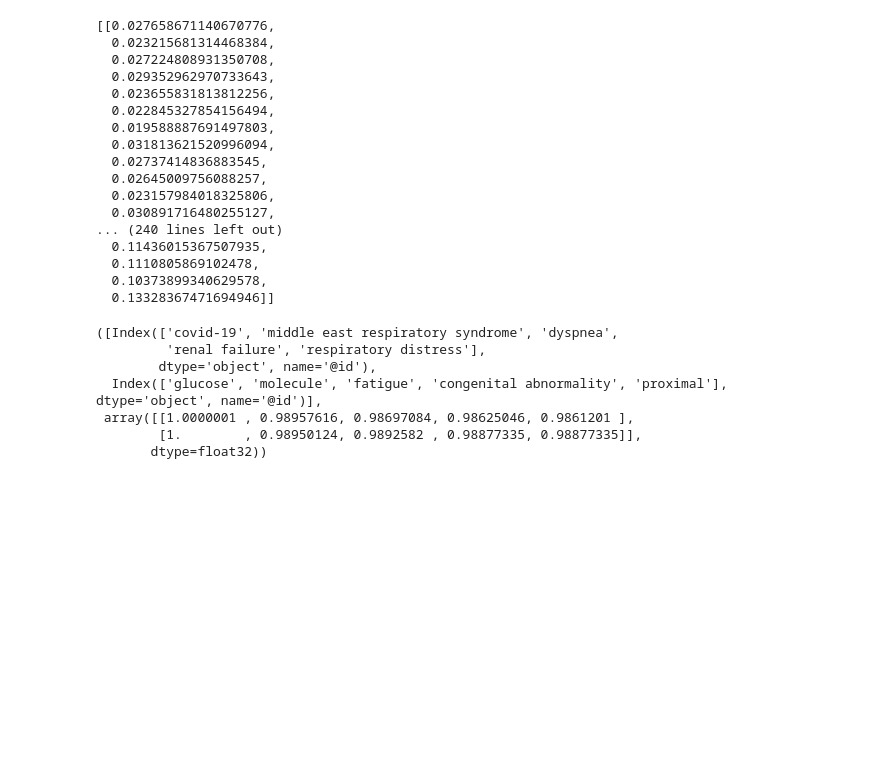
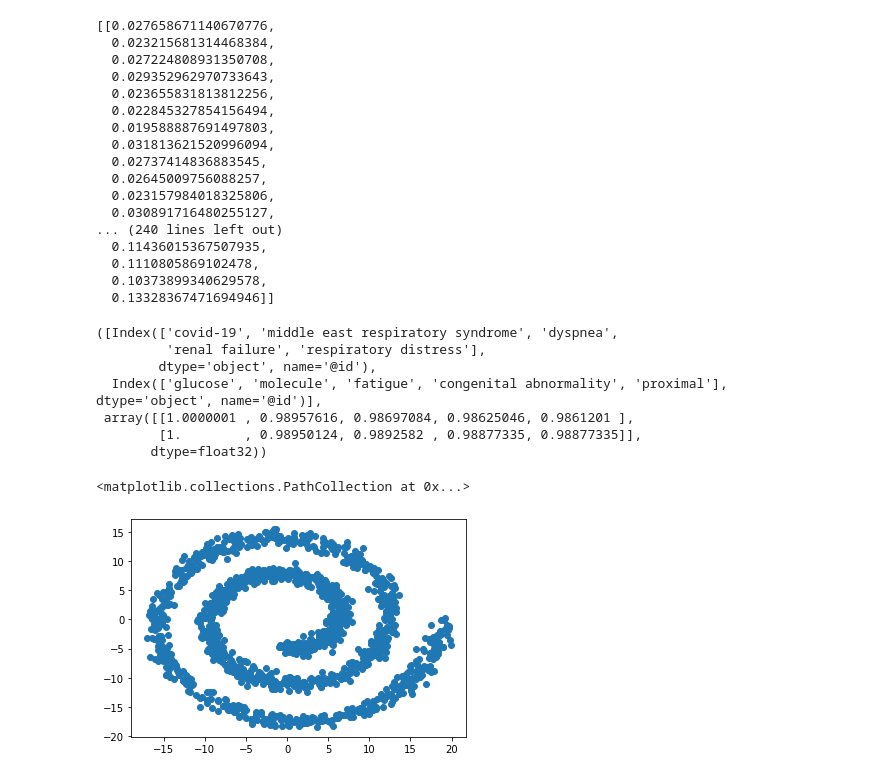
Before and after one commit to BlueBrain/BlueGraph, a Jupyter notebook: examples/Embedding and downstream tasks.ipynb, the cells around one changed output. Drawn from its saved outputs; the diff is of its cells as text; code cells hidden in the pictures; blank space fills up the shorter version.

```diff
--- a/examples/Embedding and downstream tasks.ipynb
+++ b/examples/Embedding and downstream tasks.ipynb
@@ -753,0 +761,24 @@ pipeline.get_similar_points(["covid-19", "glucose"], k=5)
+# %%
+# Generate sample data
+n_samples = 1500
+np.random.seed(0)
+t = 1.5 * np.pi * (1 + 3 * np.random.rand(1, n_samples))
+x = t * np.cos(t)
+y = t * np.sin(t)
+
+
+X = np.concatenate((x, y))
+X += .7 * np.random.randn(2, n_samples)
+X = X.T
+
+# Create a graph capturing local connectivity. Larger number of neighbors
+# will give more homogeneous clusters to the cost of computation
+# time. A very large number of neighbors gives more evenly distributed
+# cluster sizes, but may not impose the local manifold structure of
+# the data
+knn_graph = kneighbors_graph(X, 30, include_self=False)
+# %%
+plt.scatter(X[:,0], X[:,1])
+# %% [output]
+<matplotlib.collections.PathCollection at 0x...>
+[figure, added]
```
Also changed, not shown: parts of 12 cells of this notebook, 12 other files.
